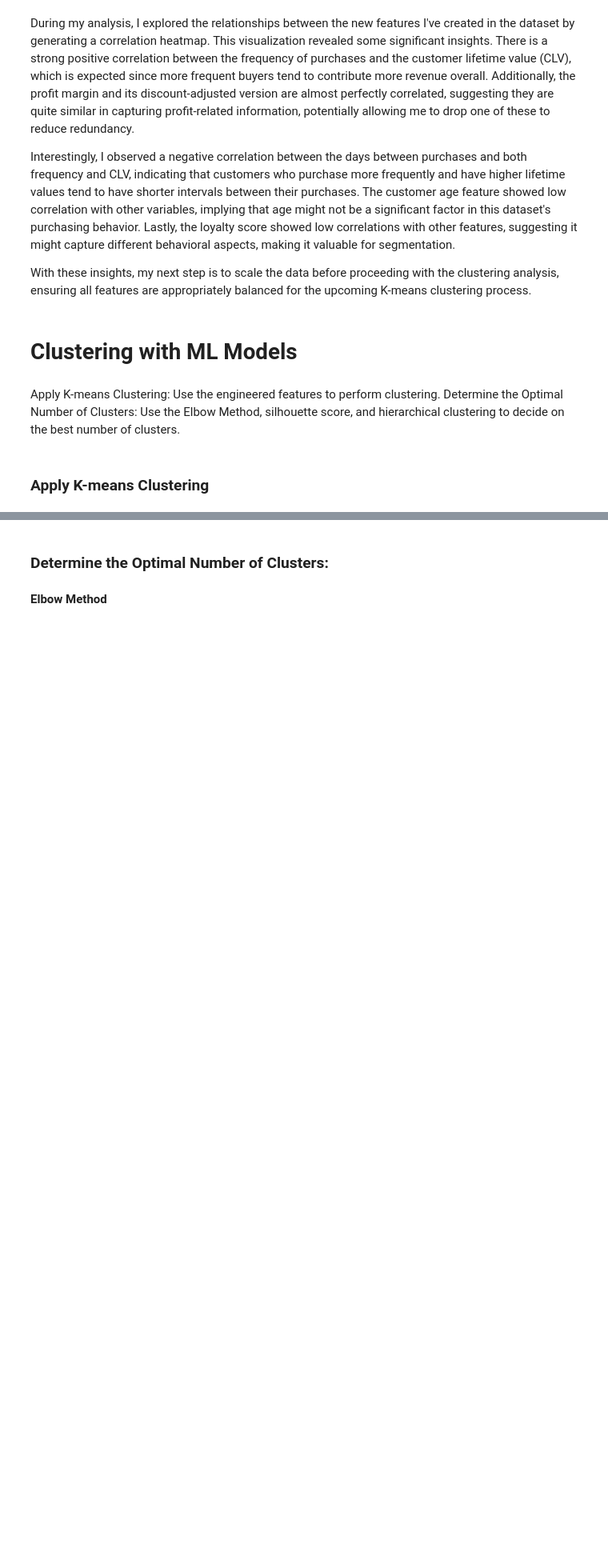
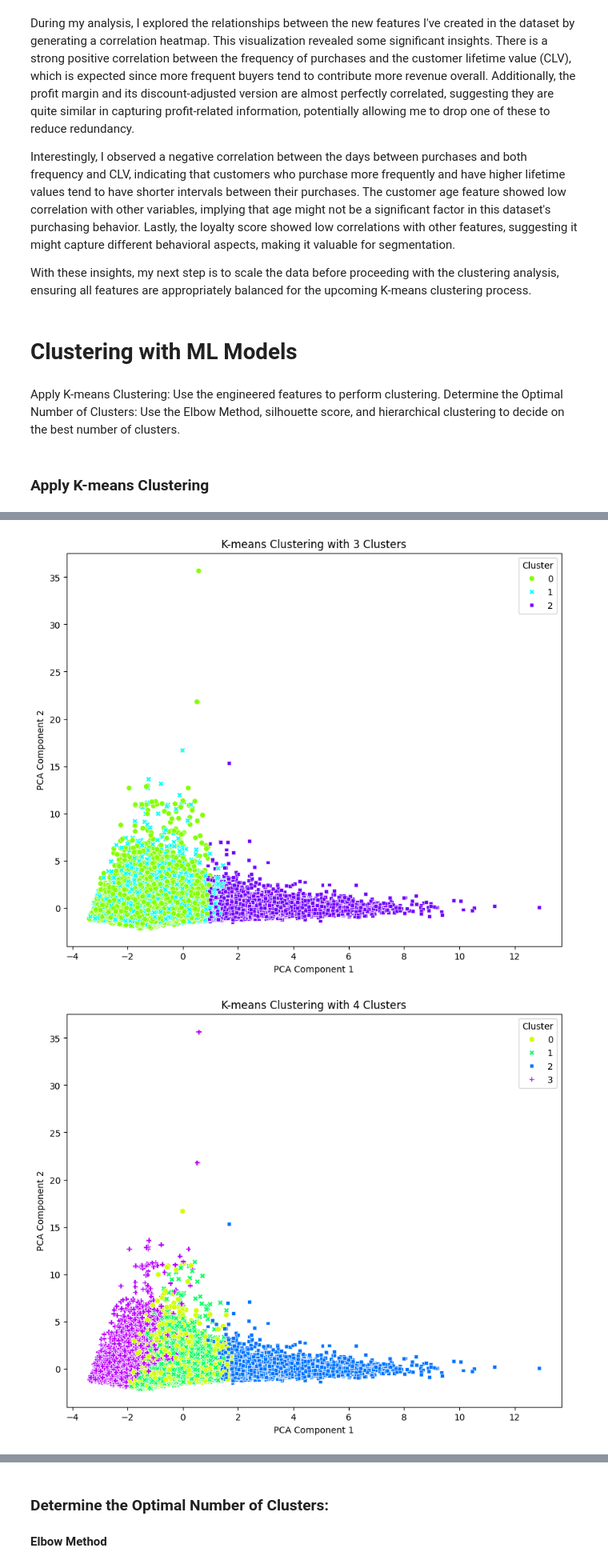
Before and after one commit to sheldonkemper/portfolio, a Jupyter notebook: KEMPER_SHELDON_CAM_C101_Week_6_Mini-project.ipynb, the cells around one changed output, grey strips where cells are left out. Shown at 80% size. Saved outputs shown, nothing was run; the diff lists cells and outputs as text; code cells hidden in the pictures; blank space fills up the shorter version.

```diff
--- a/KEMPER_SHELDON_CAM_C101_Week_6_Mini-project.ipynb
+++ b/KEMPER_SHELDON_CAM_C101_Week_6_Mini-project.ipynb
@@ -1241,13 +1232,0 @@ cleaned_data['Loyalty_Score'] = cleaned_data['Loyalty_Num'].apply(lambda x: 1 if
-# %%
-# Calculate the Adjusted Total Revenue based on the discount
-cleaned_data['Adjusted_Total_Revenue'] = cleaned_data['Total_Revenue'] / (1 - cleaned_data['Discount'])
-
-# Calculate the Profit Margin considering the discount
-cleaned_data['Profit_Margin_Discount_Adjusted'] = np.where(
-    cleaned_data['Adjusted_Total_Revenue'] != 0,  # Avoid division by zero
-    (cleaned_data['Profit'] / cleaned_data['Adjusted_Total_Revenue']) * 100,
-    0  # If Adjusted Total Revenue is zero, assign a profit margin of 0%
-)
-
-# Check the result
-print(cleaned_data[['Total_Revenue', 'Adjusted_Total_Revenue', 'Profit', 'Discount', 'Profit_Margin_Discount_Adjusted']].head())
@@ -1425,0 +1473,33 @@ Cluster                         ...
+# %%
+def kmeans_clustering(n_clusters_list, data, features_to_scale):
+    # Initialize the scaler
+    scaler = StandardScaler()
+    scaled_data = scaler.fit_transform(data[features_to_scale])
+
+    # Reduce dimensionality for visualization
+    pca = PCA(n_components=2)  # Adjust to 3 for 3D visualization
+    reduced_data = pca.fit_transform(scaled_data)
+
+    for n_clusters in n_clusters_list:
+        # Initialize and fit K-means
+        kmeans = KMeans(n_clusters=n_clusters, random_state=42, n_init=20)
+        cluster_labels = kmeans.fit_predict(scaled_data)
+
+        # Plot the clusters
+        plt.figure(figsize=(10, 8))
+        sns.scatterplot(
+            x=reduced_data[:, 0], y=reduced_data[:, 1],
+            hue=cluster_labels, palette=sns.color_palette("hsv", n_clusters),
+            style=cluster_labels, legend="full"
+        )
+        plt.title(f'K-means Clustering with {n_clusters} Clusters')
+        plt.xlabel('PCA Component 1')
+        plt.ylabel('PCA Component 2')
+        plt.legend(title='Cluster')
+        plt.show()
+
+# Example usage with your data
+kmeans_clustering(n_clusters_list=[3, 4, 5, 6, 7], data=features_df, features_to_scale=features_to_scale)
+# %% [output]
+[figure, added]
+[figure, added]
```
Also changed, not shown: parts of 47 cells of this notebook.
